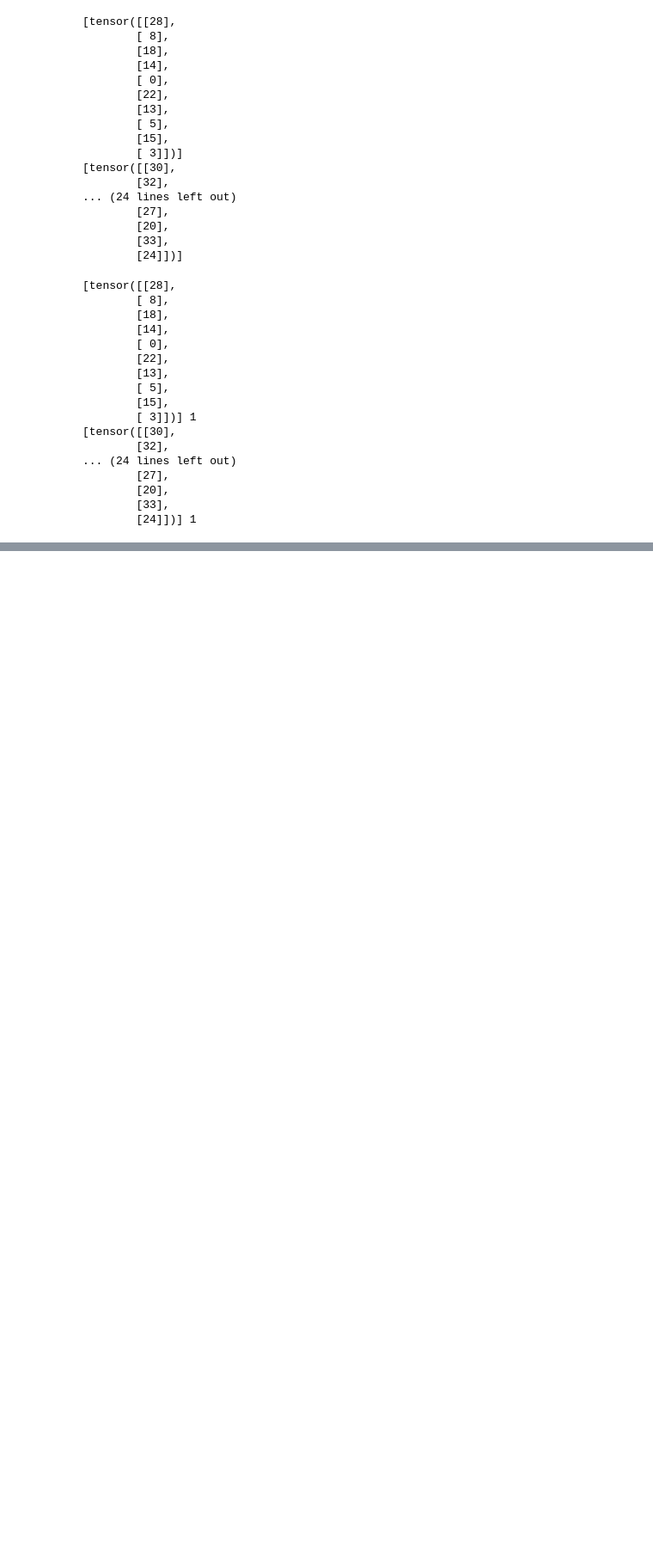
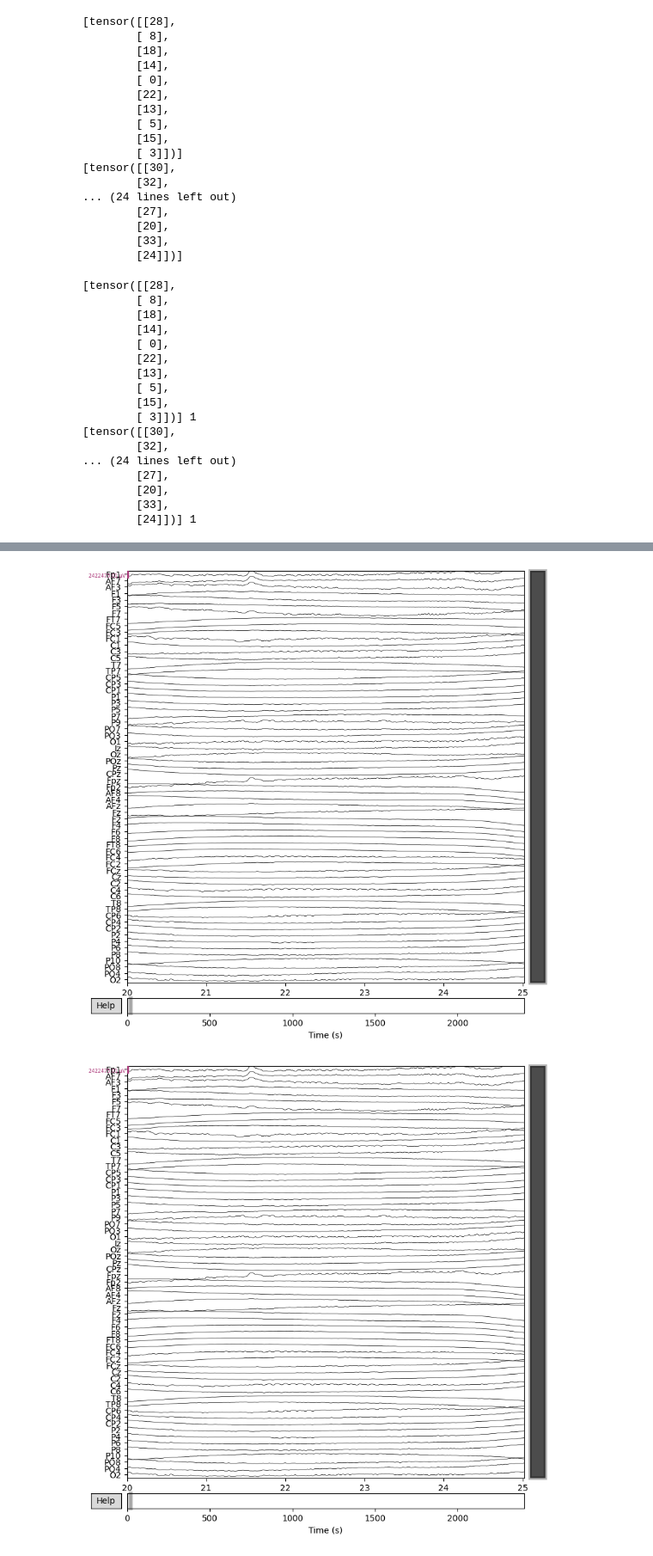
Before and after one commit to garcesote/deepAAD_project, a Jupyter notebook: notebooks/play.ipynb, the cells around one changed output, grey strips where cells are left out. Shown at 86% size. Drawn from its saved outputs; the diff is of its cells as text; code cells hidden in the pictures; blank space fills up the shorter version.

```diff
--- a/notebooks/play.ipynb
+++ b/notebooks/play.ipynb
@@ -294,0 +400,7 @@ for data in dataloader:
+# %%
+total_duration = raw.times[-1]
+start_time = total_duration - 5
+raw.plot(start = 20, duration=5, n_channels=64, scalings='auto')
+# %% [output]
+[figure, added]
+[figure, added]
```
Also changed, not shown: parts of 40 cells of this notebook, 10 other files.
